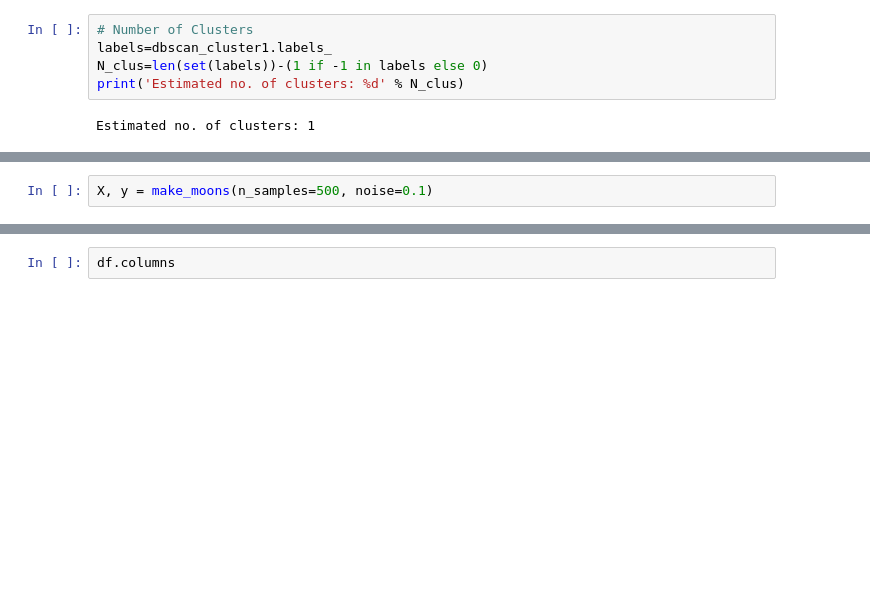
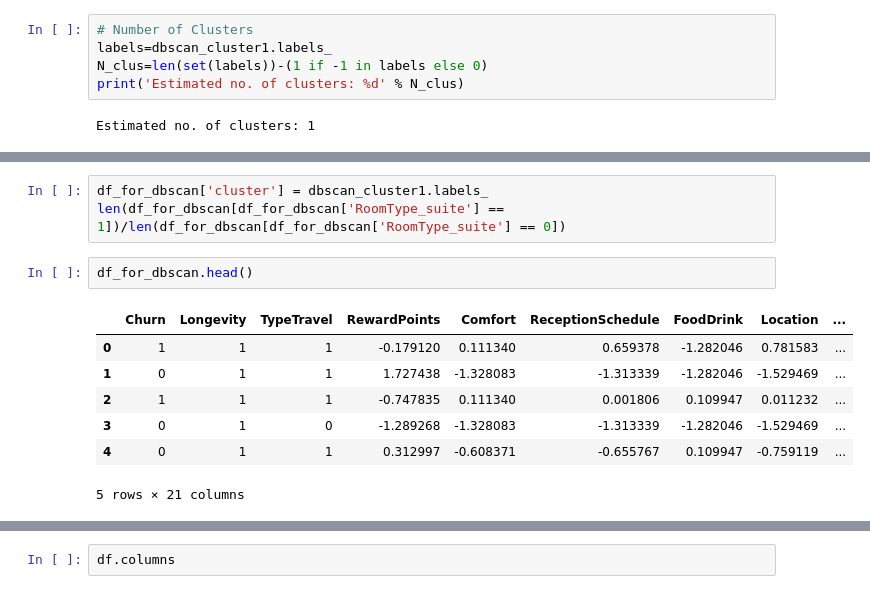
Before and after one commit to vascopombo/DSProject, a Jupyter notebook: Final.ipynb, the cells around one changed output, grey strips where cells are left out. Saved outputs shown, nothing was run; the diff lists cells and outputs as text; blank space fills up the shorter version.

```diff
--- a/Final.ipynb
+++ b/Final.ipynb
@@ -821,3 +873,14 @@ Text(0, 0.5, '$x_2$')
 # %%
-X, y = make_moons(n_samples=500, noise=0.1)
+df_for_dbscan['cluster'] = dbscan_cluster1.labels_
+len(df_for_dbscan[df_for_dbscan['RoomType_suite'] == 1])/len(df_for_dbscan[df_for_dbscan['RoomType_suite'] == 0])
+# %%
+df_for_dbscan.head()
+# %% [output]
+|  | Churn | Longevity | TypeTravel | RewardPoints | Comfort | ReceptionSchedule | FoodDrink | Location | ... |
+| 0 | 1 | 1 | 1 | -0.179120 | 0.111340 | 0.659378 | -1.282046 | 0.781583 | ... |
+| 1 | 0 | 1 | 1 | 1.727438 | -1.328083 | -1.313339 | -1.282046 | -1.529469 | ... |
+| 2 | 1 | 1 | 1 | -0.747835 | 0.111340 | 0.001806 | 0.109947 | 0.011232 | ... |
+| 3 | 0 | 1 | 0 | -1.289268 | -1.328083 | -1.313339 | -1.282046 | -1.529469 | ... |
+| 4 | 0 | 1 | 1 | 0.312997 | -0.608371 | -0.655767 | 0.109947 | -0.759119 | ... |
+5 rows × 21 columns
 # %%
```
Also changed, not shown: parts of 25 cells of this notebook.
